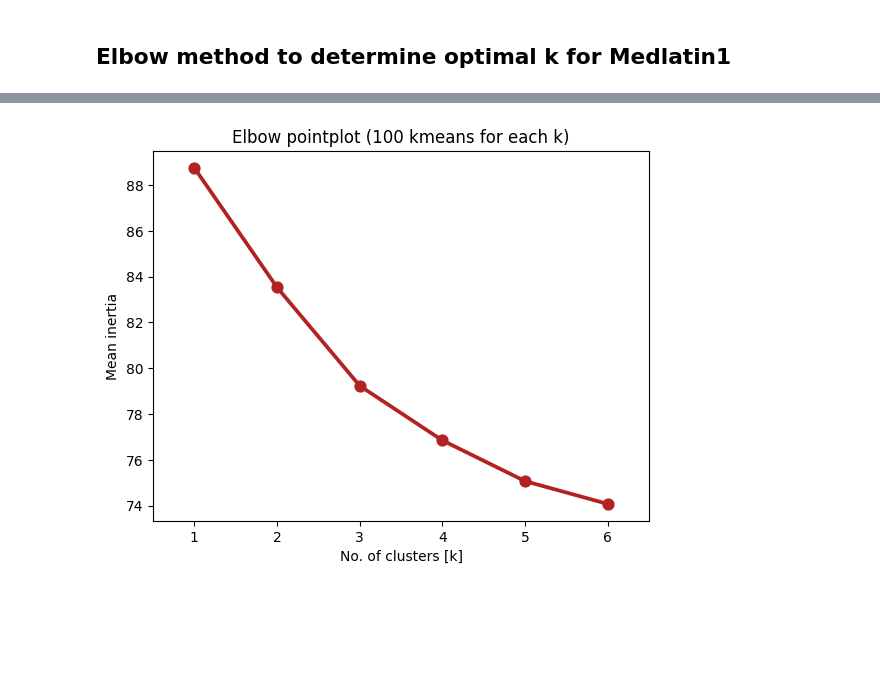
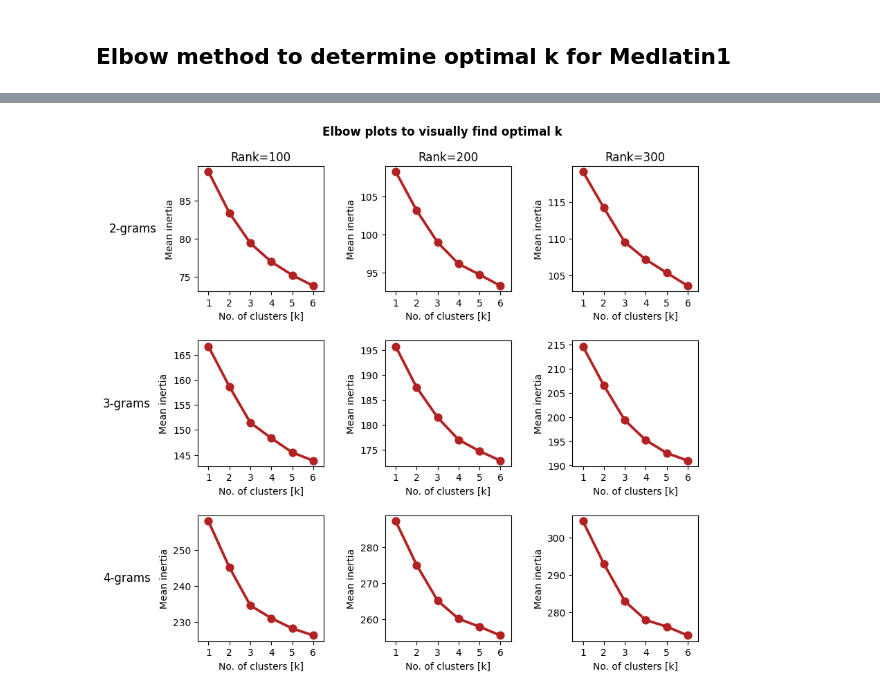
Before and after one commit to johannes-hp/BoB-thesis, a Jupyter notebook: MedLatin-scripts/medlatin1_optimal_k.ipynb, the cells around one changed output, grey strips where cells are left out. Cells and saved outputs as stored; diff of their text form; code cells hidden in the pictures; blank space fills up the shorter version.

Commit message:
Update optimal k notebook

```diff
--- a/MedLatin-scripts/medlatin1_optimal_k.ipynb
+++ b/MedLatin-scripts/medlatin1_optimal_k.ipynb
@@ -203,6 +233,0 @@ mean_inertias = [sum(inertias_dict[key])/len(inertias_dict[key]) for key in iner
-# %%
-fig, ax = plt.subplots()
-sns.boxplot(data=elbow_df, x='k', y='inertia', legend=False, color='firebrick', fliersize=0, ax=ax)
-ax.set_title('Elbow boxplot (100 kmeans for each k)')
-ax.set_ylabel('Inertia')
-ax.set_xlabel('No. of clusters [k]');
@@ -211,8 +234,32 @@ ax.set_xlabel('No. of clusters [k]');
-# %%
-fig, ax = plt.subplots()
-sns.pointplot(y=mean_inertias, x=list(range(1, 7)), color='firebrick', ax=ax)
-ax.set_title('Elbow pointplot (100 kmeans for each k)')
-ax.set_ylabel('Mean inertia')
-ax.set_xlabel('No. of clusters [k]');
-# %% [output]
-[figure, removed]
+# %%
+elbow_dict = {}
+for n in inertias_dict:
+    elbow_dict[n] = {}
+    for r in inertias_dict[n]:
+        elbow_dict[n][r] = {}
+        for k in inertias_dict[n][r]:
+            elbow_dict[n][r][k] = sum(inertias_dict[n][r][k])/len(inertias_dict[n][r][k])
+# %%
+fig, axes = plt.subplots(3, 3)
+fig.set_size_inches(8, 8)
+fig.suptitle('Elbow plots to visually find optimal k\n', fontweight='bold')
+plt.tight_layout(w_pad=3, h_pad=3)
+plt.setp(axes.flat, xlabel='No. of clusters [k]', ylabel='Mean inertia')
+ngrams = [2, 3, 4]
+ranks = [100, 200, 300]
+pad=5
+for ax, col in zip(axes[0], ranks):
+    ax.annotate(f'Rank={col}', xy=(0.5, 1), xytext=(0, pad),
+                xycoords='axes fraction', textcoords='offset points',
+                size='large', ha='center', va='baseline')
+
+for ax, row in zip(axes[:,0], ngrams):
+    ax.annotate(f'{row}-grams', xy=(0, 0.5), xytext=(-ax.yaxis.labelpad - pad, 0),
+                xycoords=ax.yaxis.label, textcoords='offset points',
+                size='large', ha='right', va='center')
+
+for idx, n in enumerate(sorted(elbow_dict)):
+    for jdx, r in enumerate(sorted(elbow_dict[n])):
+        sns.pointplot(y=elbow_dict[n][r].values(), x=elbow_dict[n][r].keys(), color='firebrick', ax=axes[idx][jdx])
+# %% [output]
+[figure, added]
```
Also changed, not shown: parts of 16 cells of this notebook.
